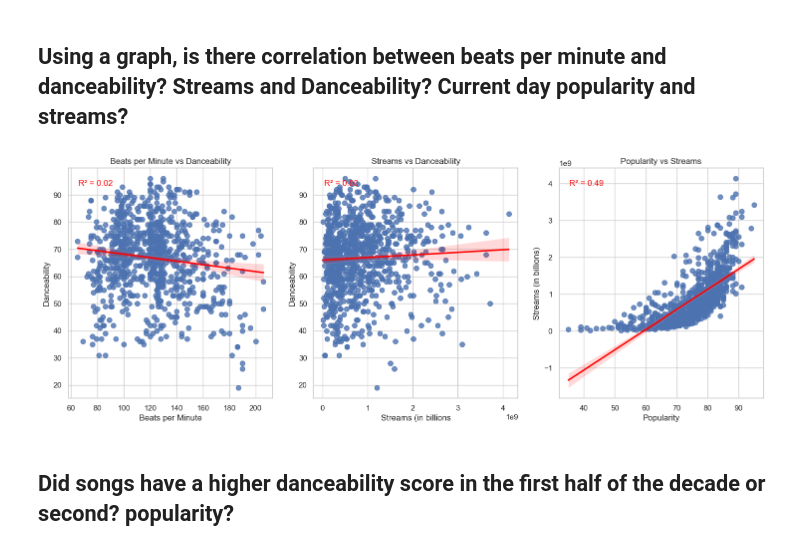
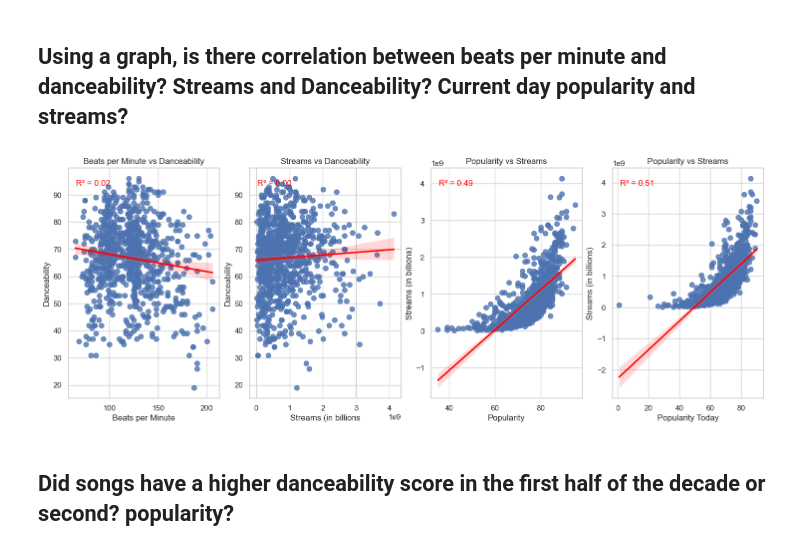
Before and after one commit to bkarstens24/data-wrangling-project, a Jupyter notebook: code/notebooks/02_Spotifyckbk.ipynb, the cells around one changed output. Drawn from its saved outputs; the diff is of its cells as text; code cells hidden in the pictures.

```diff
--- a/code/notebooks/02_Spotifyckbk.ipynb
+++ b/code/notebooks/02_Spotifyckbk.ipynb
@@ -249,36 +249,42 @@ Percentage of songs with popularity > 80 and danceability > 80: 15.81%
 # %%
 sns.set(style="whitegrid")
 
-fig, axes = plt.subplots(1, 3, figsize=(18, 6))
+fig, axes = plt.subplots(1, 4, figsize=(18, 6))
 
 def annotate_r_value(ax, x, y):
     slope, intercept, r_value, p_value, std_err = stats.linregress(x, y)
     r_squared = r_value ** 2
 
     ax.text(0.05, 0.95, f'R² = {r_squared:.2f}', transform=ax.transAxes, fontsize=12,
             verticalalignment='top', horizontalalignment='left', color='red')
 
 sns.regplot(x='bpm', y='dnce', data=spotify, ax=axes[0], scatter_kws={'s': 50}, line_kws={'color': 'red'})
 axes[0].set_title('Beats per Minute vs Danceability')
 axes[0].set_xlabel('Beats per Minute')
 axes[0].set_ylabel('Danceability')
 annotate_r_value(axes[0], spotify['bpm'], spotify['dnce'])
 
 sns.regplot(x='streams', y='dnce', data=spotify, ax=axes[1], scatter_kws={'s': 50}, line_kws={'color': 'red'})
 axes[1].set_title('Streams vs Danceability')
 axes[1].set_xlabel('Streams (in billions')
 axes[1].set_ylabel('Danceability')
 annotate_r_value(axes[1], spotify['streams'], spotify['dnce'])
 
 sns.regplot(x='pop', y='streams', data=spotify, ax=axes[2], scatter_kws={'s': 50}, line_kws={'color': 'red'})
 axes[2].set_title('Popularity vs Streams')
 axes[2].set_xlabel('Popularity')
 axes[2].set_ylabel('Streams (in billions)')
 annotate_r_value(axes[2], spotify['pop'], spotify['streams'])
 
+sns.regplot(x='pop_today', y='streams', data=spotify, ax=axes[3], scatter_kws={'s': 50}, line_kws={'color': 'red'})
+axes[3].set_title('Popularity vs Streams')
+axes[3].set_xlabel('Popularity Today')
+axes[3].set_ylabel('Streams (in billions)')
+annotate_r_value(axes[3], spotify['pop_today'], spotify['streams'])
+
 plt.show()
 # %% [output]
-[figure, old version]
+[figure, new version]
 # %% [markdown]
 ## Did songs have a higher danceability score in the first half of the decade or second? popularity?
 # %%
```
